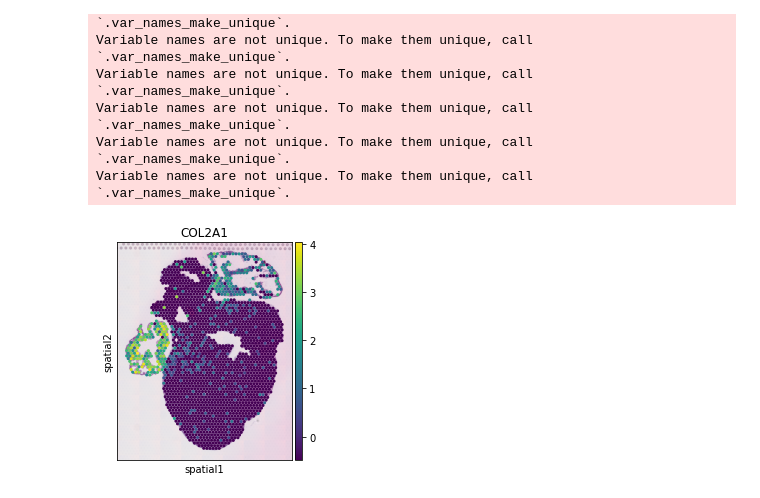
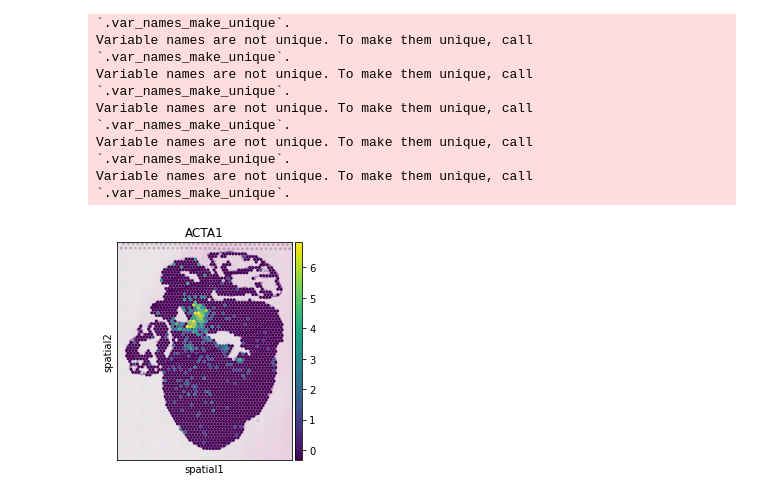
Before and after one commit to almaan/eggplant, a Jupyter notebook: notebooks/developmental-heart.ipynb, the cells around one changed output. Cells and saved outputs as stored; diff of their text form; code cells hidden in the pictures.

```diff
--- a/notebooks/developmental-heart.ipynb
+++ b/notebooks/developmental-heart.ipynb
@@ -18,10 +22,12 @@ import os.path as osp
 import os
 from PIL import Image
 # %%
-CNT_PTHS = ["/home/alma/w-projects/ccf/data/developmental-heart/w_10/anndata/V10F24-105_A1.h5ad",
-            "/home/alma/w-projects/ccf/data/developmental-heart/w_10/anndata/V10F24-105_B1.h5ad",
-            "/home/alma/w-projects/ccf/data/developmental-heart/w_10/anndata/V10F24-105_C1.h5ad",
-            "/home/alma/w-projects/ccf/data/developmental-heart/w_10/anndata/V10F24-105_D1.h5ad",
+MAIN_DIR = "/data/alma.andersson/eggplant/data"
+CNT_PTHS = ["developmental-heart/w_10/anndata/V10F24-105_A1.h5ad",
+            "developmental-heart/w_10/anndata/V10F24-105_B1.h5ad",
+            "developmental-heart/w_10/anndata/V10F24-105_C1.h5ad",
+            "developmental-heart/w_10/anndata/V10F24-105_D1.h5ad",
            ]
+CNT_PTHS = [osp.join(MAIN_DIR,p) for p in CNT_PTHS]
 # %%
 REF_DIR = "/home/alma/w-projects/ccf/rsc/ref/dev-heart"
@@ -149,6 +152,6 @@ Variable names are not unique. To make them unique, call `.var_names_make_unique
 Variable names are not unique. To make them unique, call `.var_names_make_unique`.
 Variable names are not unique. To make them unique, call `.var_names_make_unique`.
 # %%
-sc.pl.spatial(adatas["dhA"],color ="COL2A1",size=0.4e-4)
+sc.pl.spatial(adatas["dhA"],color ="ACTA1",size=0.4e-4)
 # %% [output]
-[figure, old version]
+[figure, new version]
```
Also changed, not shown: parts of 22 cells of this notebook, 1 other file.
